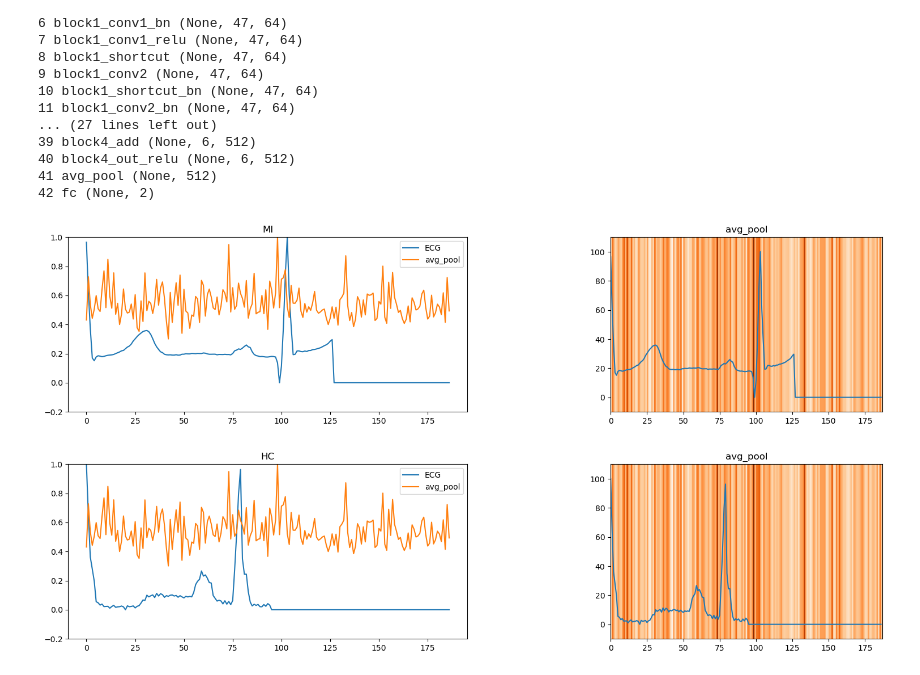
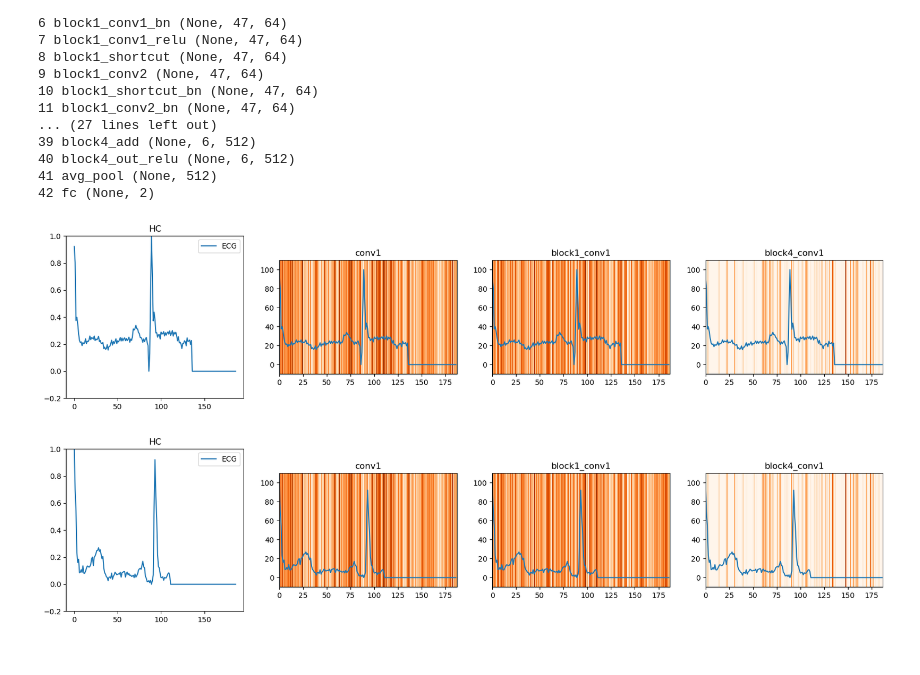
Before and after one commit to hungntt/xai_ecg, a Jupyter notebook: dataloader/ptbdb_loader.ipynb, the cells around one changed output. Saved outputs shown, nothing was run; the diff lists cells and outputs as text; code cells hidden in the pictures.

```diff
--- a/dataloader/ptbdb_loader.ipynb
+++ b/dataloader/ptbdb_loader.ipynb
@@ -212,3 +194,5 @@ Epoch 10/10
+# %%
+model = tf.keras.models.load_model('../resnet1d.h5')
 # %%
 for i, layer in enumerate(model.layers):
     print(i, layer.name, layer.output_shape)
@@ -346,7 +330,7 @@ def heatmap_3x():
     ax[0].plot(x, data, label="ECG")
     for i in range(len(name_list)):
         ax[0].set_title(title)
-        ax[0].plot(x, Collect_attention[i] / np.max(Collect_attention[i]), label=name_list[i])
+    #     ax[0].plot(x, Collect_attention[i] / np.max(Collect_attention[i]), label=name_list[i])
         ax[0].set_ylim(-0.2, 1)
     ax[0].legend()
 
@@ -354,17 +338,17 @@ def heatmap_3x():
 # %%
 for i in range(2):
     Collect_heatmap = list()
     index = np.random.randint(0, len(X_test))
-    name_list = ["avg_pool"]
+    name_list = ["conv1", "block1_conv1", "block4_conv1"]
     for name in name_list:
         heatmap, pred_class = gradcam(model, X_test, index, name)
         Collect_heatmap.append(heatmap)
     data = X_test.iloc[index]
     if int(y_test.iloc[index]):
         title = "HC"
     else:
         title = "MI"
     heatmap_3x()
 # %% [output]
-[figure, old version]
+[figure, new version]
-[figure, old version]
+[figure, new version]
```
Also changed, not shown: parts of 5 cells of this notebook, 8 other files.
